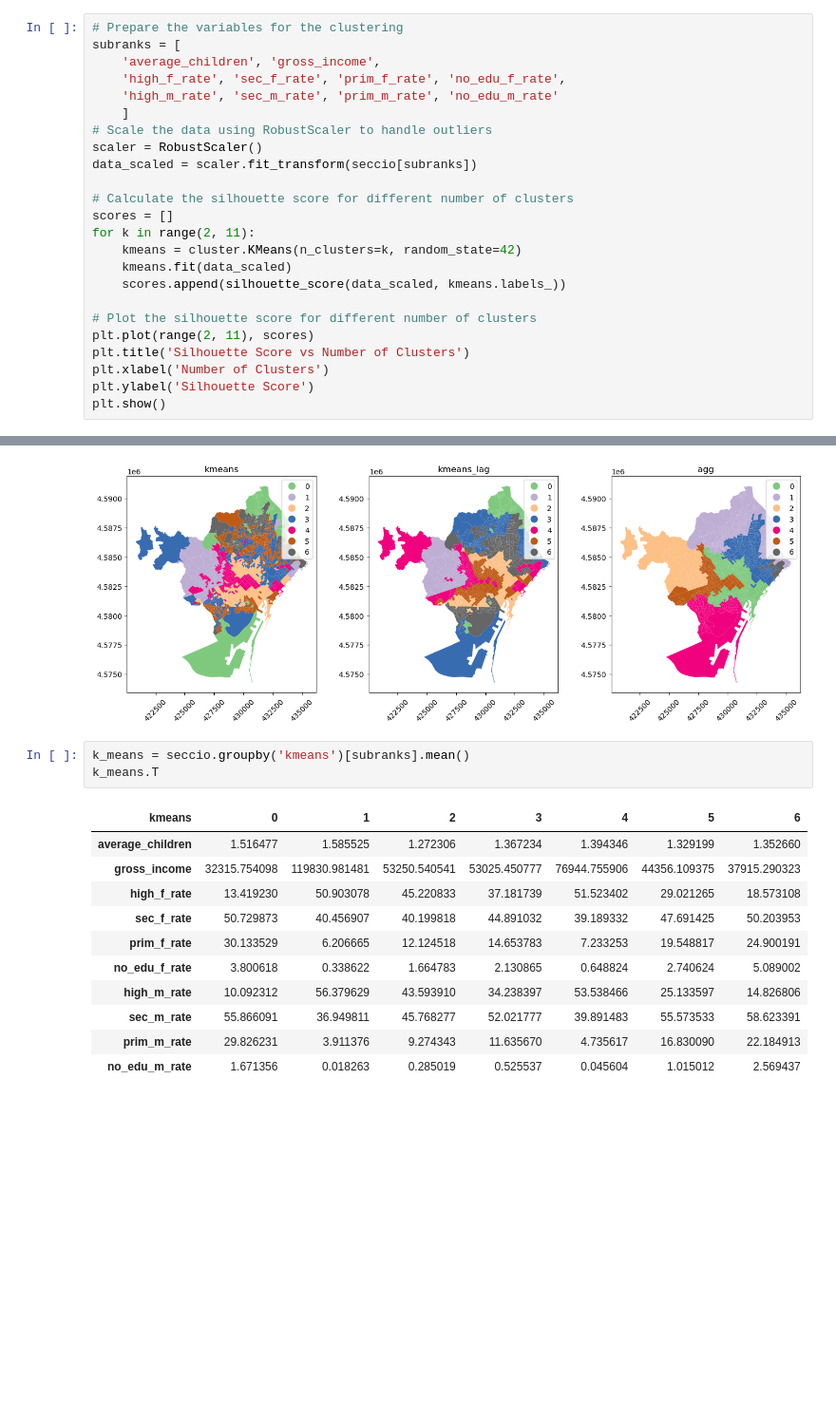
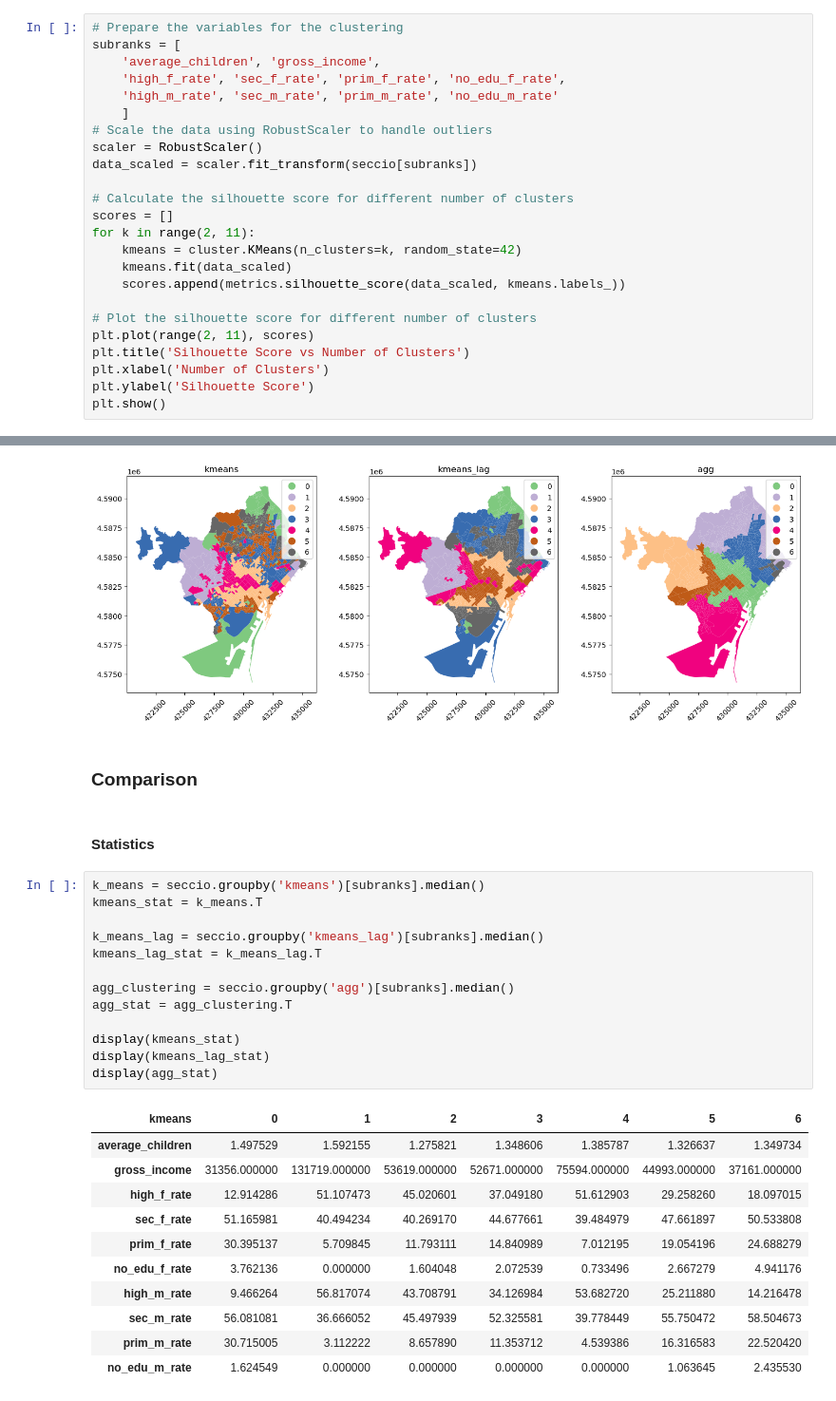
Before and after one commit to novotny-marek/SDS4SG-barcelona-case, a Jupyter notebook: barcelona.ipynb, the cells around one changed output, grey strips where cells are left out. Shown at 95% size. Cells and saved outputs as stored; diff of their text form; blank space fills up the shorter version.

```diff
--- a/barcelona.ipynb
+++ b/barcelona.ipynb
@@ -458,7 +466,7 @@ scores = []
 for k in range(2, 11):
     kmeans = cluster.KMeans(n_clusters=k, random_state=42)
     kmeans.fit(data_scaled)
-    scores.append(silhouette_score(data_scaled, kmeans.labels_))
+    scores.append(metrics.silhouette_score(data_scaled, kmeans.labels_))
 
 # Plot the silhouette score for different number of clusters
 plt.plot(range(2, 11), scores)
@@ -556,18 +564,32 @@ plt.tight_layout()
 plt.show()
 # %% [output]
 [figure]
+# %% [markdown]
+### Comparison
+# %% [markdown]
+#### Statistics
 # %%
-k_means = seccio.groupby('kmeans')[subranks].mean()
-k_means.T
+k_means = seccio.groupby('kmeans')[subranks].median()
+kmeans_stat = k_means.T
+
+k_means_lag = seccio.groupby('kmeans_lag')[subranks].median()
+kmeans_lag_stat = k_means_lag.T
+
+agg_clustering = seccio.groupby('agg')[subranks].median()
+agg_stat = agg_clustering.T
+
+display(kmeans_stat)
+display(kmeans_lag_stat)
+display(agg_stat)
 # %% [output]
 | kmeans | 0 | 1 | 2 | 3 | 4 | 5 | 6 |
-| average_children | 1.516477 | 1.585525 | 1.272306 | 1.367234 | 1.394346 | 1.329199 | 1.352660 |
-| gross_income | 32315.754098 | 119830.981481 | 53250.540541 | 53025.450777 | 76944.755906 | 44356.109375 | 37915.290323 |
-| high_f_rate | 13.419230 | 50.903078 | 45.220833 | 37.181739 | 51.523402 | 29.021265 | 18.573108 |
-| sec_f_rate | 50.729873 | 40.456907 | 40.199818 | 44.891032 | 39.189332 | 47.691425 | 50.203953 |
-| prim_f_rate | 30.133529 | 6.206665 | 12.124518 | 14.653783 | 7.233253 | 19.548817 | 24.900191 |
-| no_edu_f_rate | 3.800618 | 0.338622 | 1.664783 | 2.130865 | 0.648824 | 2.740624 | 5.089002 |
-| high_m_rate | 10.092312 | 56.379629 | 43.593910 | 34.238397 | 53.538466 | 25.133597 | 14.826806 |
-| sec_m_rate | 55.866091 | 36.949811 | 45.768277 | 52.021777 | 39.891483 | 55.573533 | 58.623391 |
-| prim_m_rate | 29.826231 | 3.911376 | 9.274343 | 11.635670 | 4.735617 | 16.830090 | 22.184913 |
-| no_edu_m_rate | 1.671356 | 0.018263 | 0.285019 | 0.525537 | 0.045604 | 1.015012 | 2.569437 |
+| average_children | 1.497529 | 1.592155 | 1.275821 | 1.348606 | 1.385787 | 1.326637 | 1.349734 |
+| gross_income | 31356.000000 | 131719.000000 | 53619.000000 | 52671.000000 | 75594.000000 | 44993.000000 | 37161.000000 |
+| high_f_rate | 12.914286 | 51.107473 | 45.020601 | 37.049180 | 51.612903 | 29.258260 | 18.097015 |
+| sec_f_rate | 51.165981 | 40.494234 | 40.269170 | 44.677661 | 39.484979 | 47.661897 | 50.533808 |
+| prim_f_rate | 30.395137 | 5.709845 | 11.793111 | 14.840989 | 7.012195 | 19.054196 | 24.688279 |
+| no_edu_f_rate | 3.762136 | 0.000000 | 1.604048 | 2.072539 | 0.733496 | 2.667279 | 4.941176 |
+| high_m_rate | 9.466264 | 56.817074 | 43.708791 | 34.126984 | 53.682720 | 25.211880 | 14.216478 |
+| sec_m_rate | 56.081081 | 36.666052 | 45.497939 | 52.325581 | 39.778449 | 55.750472 | 58.504673 |
+| prim_m_rate | 30.715005 | 3.112222 | 8.657890 | 11.353712 | 4.539386 | 16.316583 | 22.520420 |
+| no_edu_m_rate | 1.624549 | 0.000000 | 0.000000 | 0.000000 | 0.000000 | 1.063645 | 2.435530 |
```
Also changed, not shown: parts of 16 cells of this notebook.
